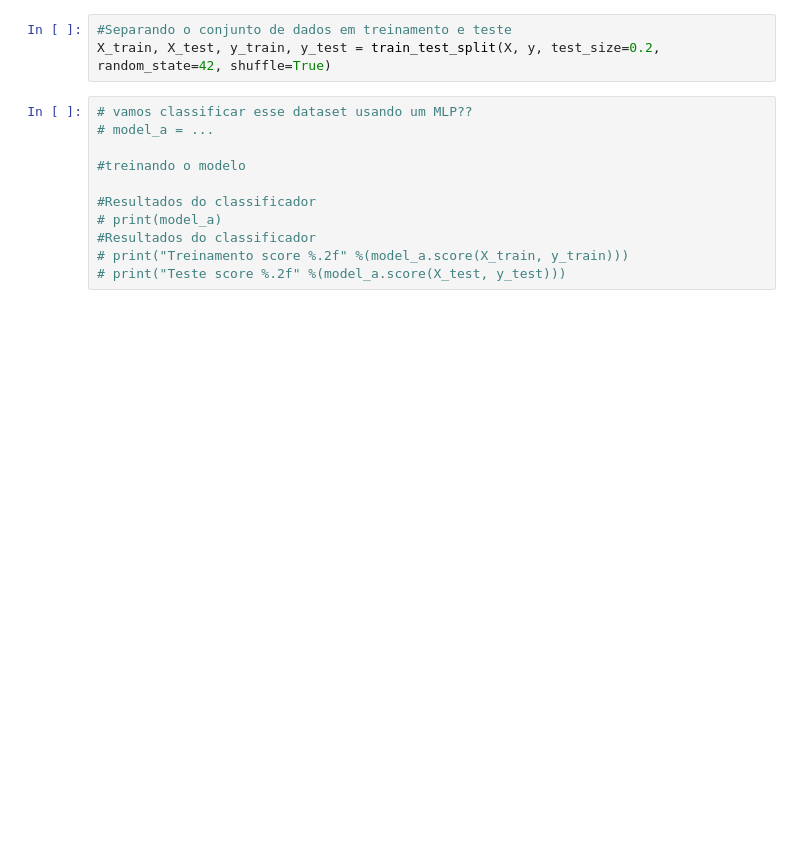
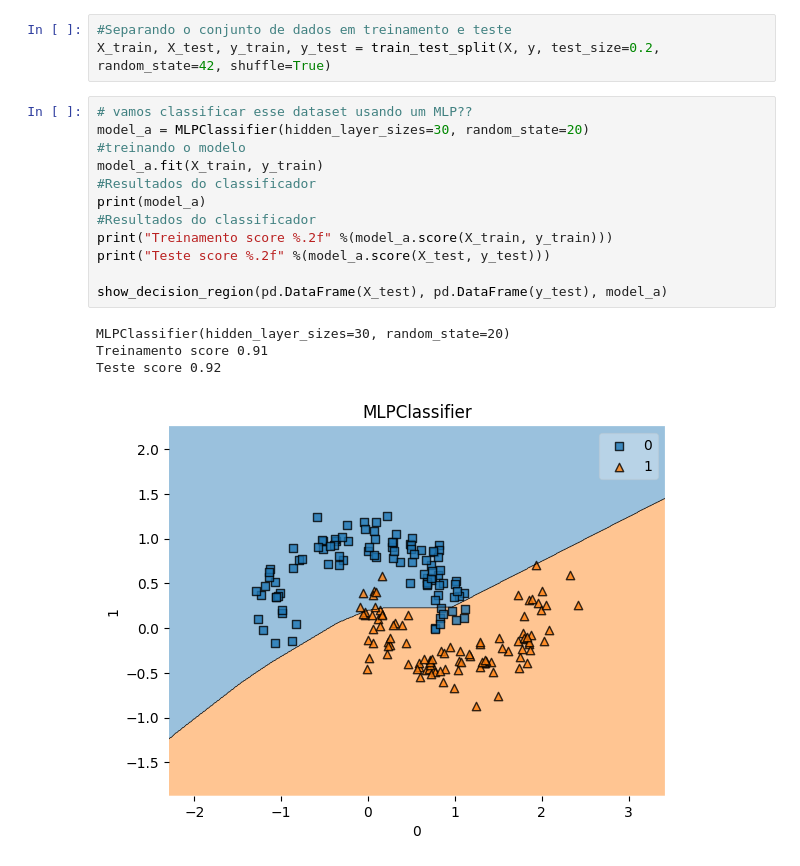
Before and after one commit to johnattandouglas/monitoria-ml, a Jupyter notebook: AM I/07 - mlp.ipynb, the cells around one changed output. Drawn from its saved outputs; the diff is of its cells as text; blank space fills up the shorter version.

```diff
--- a/AM I/07 - mlp.ipynb
+++ b/AM I/07 - mlp.ipynb
@@ -259,12 +256,18 @@ plot_dataset(X, y)
 X_train, X_test, y_train, y_test = train_test_split(X, y, test_size=0.2, random_state=42, shuffle=True)
 # %%
 # vamos classificar esse dataset usando um MLP??
-# model_a = ...
+model_a = MLPClassifier(hidden_layer_sizes=30, random_state=20)
+#treinando o modelo
+model_a.fit(X_train, y_train)
+#Resultados do classificador
+print(model_a)
+#Resultados do classificador
+print("Treinamento score %.2f" %(model_a.score(X_train, y_train)))
+print("Teste score %.2f" %(model_a.score(X_test, y_test)))
 
-#treinando o modelo
-
-#Resultados do classificador
-# print(model_a)
-#Resultados do classificador
-# print("Treinamento score %.2f" %(model_a.score(X_train, y_train)))
-# print("Teste score %.2f" %(model_a.score(X_test, y_test)))
+show_decision_region(pd.DataFrame(X_test), pd.DataFrame(y_test), model_a)
+# %% [output]
+MLPClassifier(hidden_layer_sizes=30, random_state=20)
+Treinamento score 0.91
+Teste score 0.92
+[figure, added]
```
Also changed, not shown: parts of 17 cells of this notebook.
